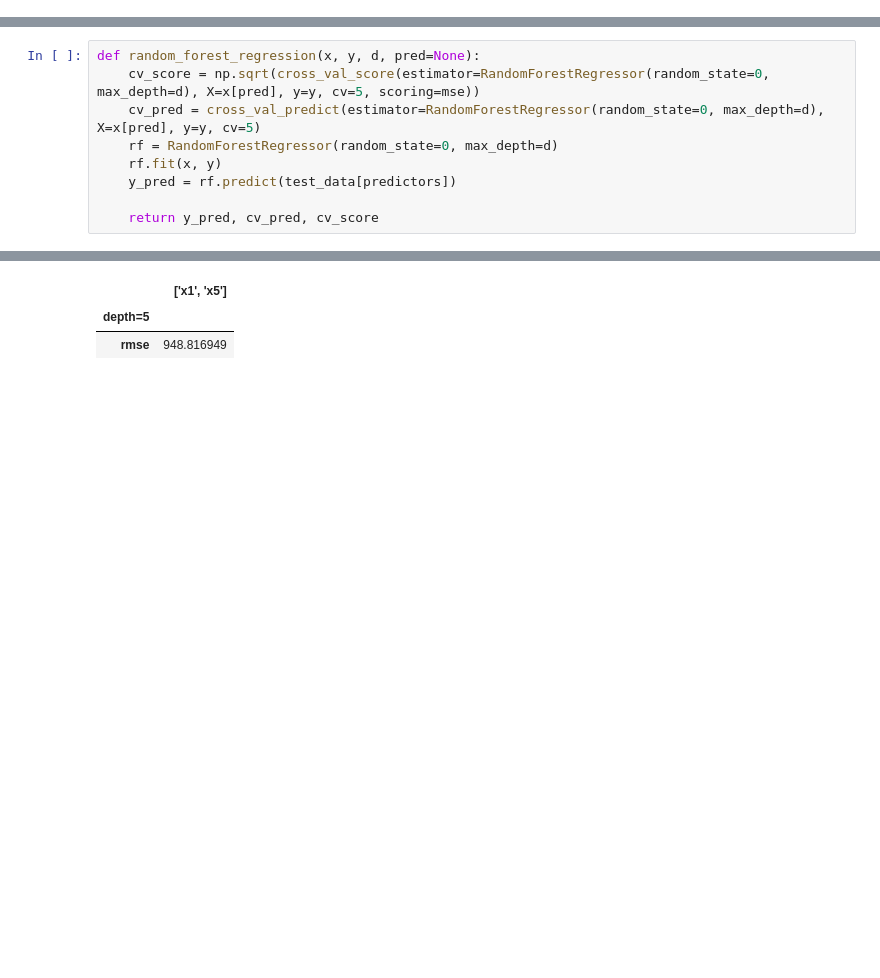
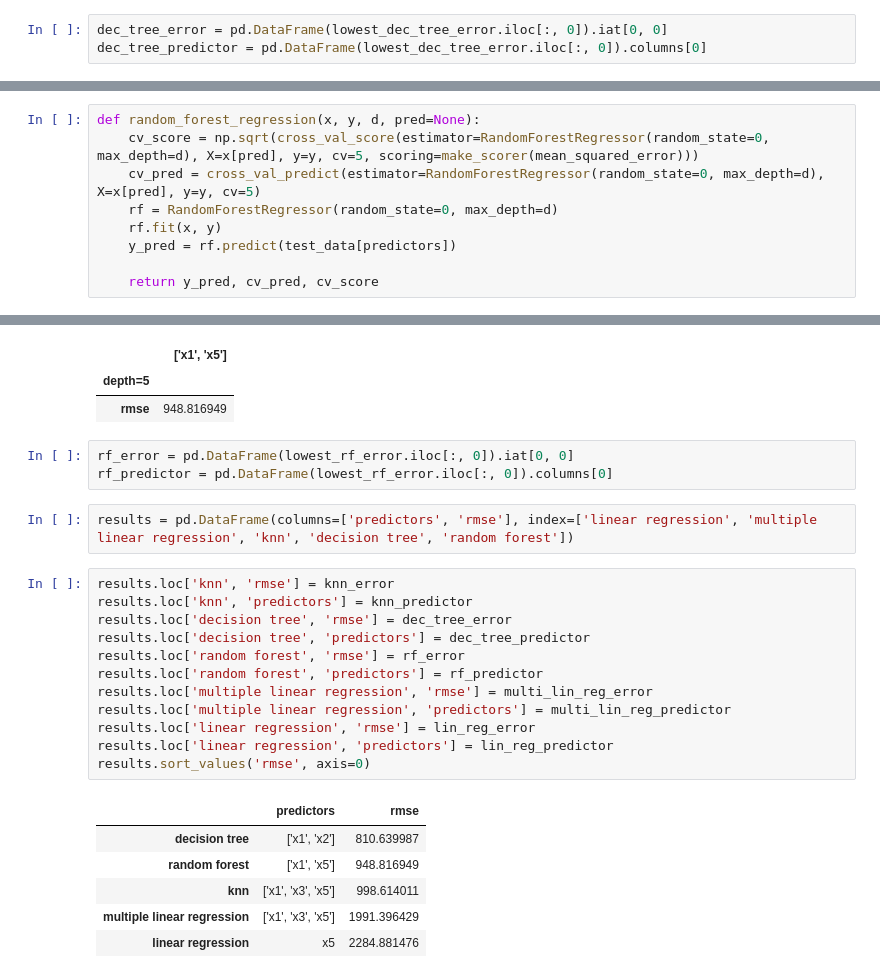
Before and after one commit to sahinozan/CE475-Project, a Jupyter notebook: project.ipynb, the cells around one changed output, grey strips where cells are left out. Cells and saved outputs as stored; diff of their text form; blank space fills up the shorter version.

Commit message:
error comparison of models added

```diff
--- a/project.ipynb
+++ b/project.ipynb
@@ -268,11 +294,14 @@ pd.DataFrame(lowest_dec_tree_error.iloc[:, 0])
 |  | ['x1', 'x2'] |
 | depth=5 |  |
 | rmse | 810.639987 |
+# %%
+dec_tree_error = pd.DataFrame(lowest_dec_tree_error.iloc[:, 0]).iat[0, 0]
+dec_tree_predictor = pd.DataFrame(lowest_dec_tree_error.iloc[:, 0]).columns[0]
 # %% [markdown]
 #### Random Forest Regression
 # %%
 def random_forest_regression(x, y, d, pred=None):
-    cv_score = np.sqrt(cross_val_score(estimator=RandomForestRegressor(random_state=0, max_depth=d), X=x[pred], y=y, cv=5, scoring=mse))
+    cv_score = np.sqrt(cross_val_score(estimator=RandomForestRegressor(random_state=0, max_depth=d), X=x[pred], y=y, cv=5, scoring=make_scorer(mean_squared_error)))
     cv_pred = cross_val_predict(estimator=RandomForestRegressor(random_state=0, max_depth=d), X=x[pred], y=y, cv=5)
     rf = RandomForestRegressor(random_state=0, max_depth=d)
     rf.fit(x, y)
@@ -305,3 +334,27 @@ pd.DataFrame(lowest_rf_error.iloc[:, 0])
 |  | ['x1', 'x5'] |
 | depth=5 |  |
 | rmse | 948.816949 |
+# %%
+rf_error = pd.DataFrame(lowest_rf_error.iloc[:, 0]).iat[0, 0]
+rf_predictor = pd.DataFrame(lowest_rf_error.iloc[:, 0]).columns[0]
+# %%
+results = pd.DataFrame(columns=['predictors', 'rmse'], index=['linear regression', 'multiple linear regression', 'knn', 'decision tree', 'random forest'])
+# %%
+results.loc['knn', 'rmse'] = knn_error
+results.loc['knn', 'predictors'] = knn_predictor
+results.loc['decision tree', 'rmse'] = dec_tree_error
+results.loc['decision tree', 'predictors'] = dec_tree_predictor
+results.loc['random forest', 'rmse'] = rf_error
+results.loc['random forest', 'predictors'] = rf_predictor
+results.loc['multiple linear regression', 'rmse'] = multi_lin_reg_error
+results.loc['multiple linear regression', 'predictors'] = multi_lin_reg_predictor
+results.loc['linear regression', 'rmse'] = lin_reg_error
+results.loc['linear regression', 'predictors'] = lin_reg_predictor
+results.sort_values('rmse', axis=0)
+# %% [output]
+|  | predictors | rmse |
+| decision tree | ['x1', 'x2'] | 810.639987 |
+| random forest | ['x1', 'x5'] | 948.816949 |
+| knn | ['x1', 'x3', 'x5'] | 998.614011 |
+| multiple linear regression | ['x1', 'x3', 'x5'] | 1991.396429 |
+| linear regression | x5 | 2284.881476 |
```
Also changed, not shown: parts of 14 cells of this notebook.
